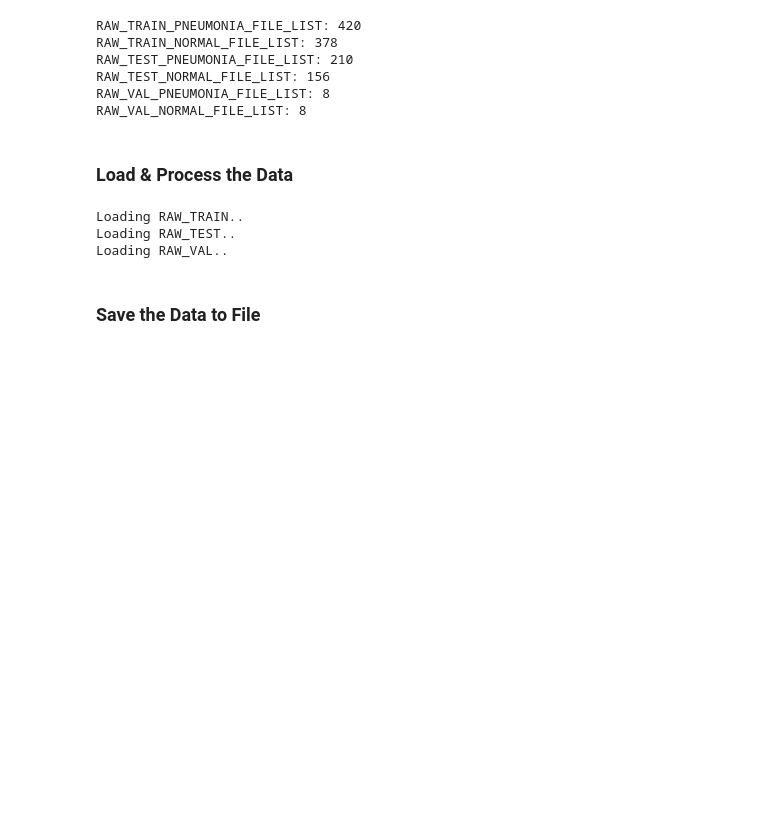
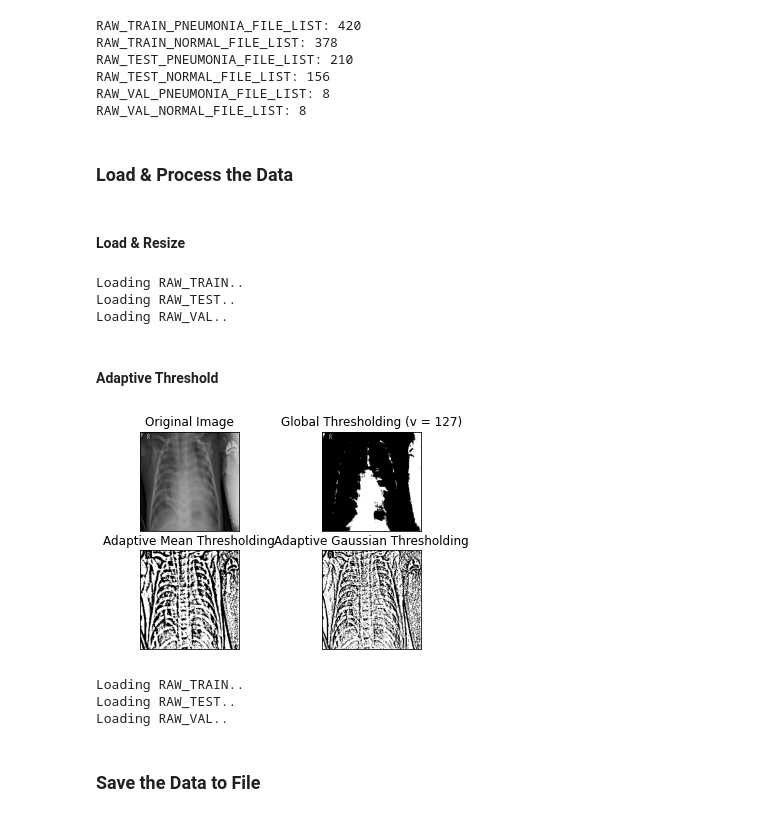
Before and after one commit to kingabzpro/DagsHub-Pneumonia-Classification, a Jupyter notebook: task-2-data-processing/src/notebook/data-processing.ipynb, the cells around one changed output. Cells and saved outputs as stored; diff of their text form; code cells hidden in the pictures; blank space fills up the shorter version.

Commit message:
process the data with adaptive threshold

```diff
--- a/task-2-data-processing/src/notebook/data-processing.ipynb
+++ b/task-2-data-processing/src/notebook/data-processing.ipynb
@@ -48,19 +48,23 @@ RAW_VAL_PNEUMONIA_FILE_LIST: 8
 RAW_VAL_NORMAL_FILE_LIST: 8
 # %% [markdown]
 ### Load & Process the Data
+# %% [markdown]
+#### Load & Resize
 # %%
 print("Loading RAW_TRAIN..")
-RAW_TRAIN_PNEUMONIA= [cv.resize(cv.imread(path), DIM) for path in RAW_TRAIN_PNEUMONIA_FILE_LIST]
-RAW_TRAIN_NORMAL= [cv.resize(cv.imread(path), DIM) for path in RAW_TRAIN_NORMAL_FILE_LIST]
+RAW_TRAIN_PNEUMONIA= [cv.resize(cv.imread(path,0), DIM) for path in RAW_TRAIN_PNEUMONIA_FILE_LIST]
+RAW_TRAIN_NORMAL= [cv.resize(cv.imread(path,0), DIM) for path in RAW_TRAIN_NORMAL_FILE_LIST]
 
 print("Loading RAW_TEST..")
-RAW_TEST_PNEUMONIA= [cv.resize(cv.imread(path), DIM) for path in RAW_TEST_PNEUMONIA_FILE_LIST]
-RAW_TEST_NORMAL= [cv.resize(cv.imread(path), DIM) for path in RAW_TEST_NORMAL_FILE_LIST]
+RAW_TEST_PNEUMONIA= [cv.resize(cv.imread(path,0), DIM) for path in RAW_TEST_PNEUMONIA_FILE_LIST]
+RAW_TEST_NORMAL= [cv.resize(cv.imread(path,0), DIM) for path in RAW_TEST_NORMAL_FILE_LIST]
 
 print("Loading RAW_VAL..")
-RAW_VAL_PNEUMONIA= [cv.resize(cv.imread(path), DIM) for path in RAW_VAL_PNEUMONIA_FILE_LIST]
-RAW_VAL_NORMAL= [cv.resize(cv.imread(path), DIM) for path in RAW_VAL_NORMAL_FILE_LIST]
+RAW_VAL_PNEUMONIA= [cv.resize(cv.imread(path,0), DIM) for path in RAW_VAL_PNEUMONIA_FILE_LIST]
+RAW_VAL_NORMAL= [cv.resize(cv.imread(path,0), DIM) for path in RAW_VAL_NORMAL_FILE_LIST]
 # %% [output]
 Loading RAW_TRAIN..
 Loading RAW_TEST..
 Loading RAW_VAL..
+# %% [markdown]
+#### Adaptive Threshold
@@ -67,3 +75,45 @@ Loading RAW_VAL..
+# %%
+# img = cv.imread(RAW_TRAIN_PNEUMONIA_FILE_LIST[1],0)
+
+img = RAW_TRAIN_PNEUMONIA[0]
+
+# img = cv.medianBlur(img,5)
+
+_ ,th1 = cv.threshold(img,127,255,cv.THRESH_BINARY)
+
+th2 = cv.adaptiveThreshold(img,255,cv.ADAPTIVE_THRESH_MEAN_C,\
+            cv.THRESH_BINARY,11,2)
+
+th3 = cv.adaptiveThreshold(img,255,cv.ADAPTIVE_THRESH_GAUSSIAN_C,\
+            cv.THRESH_BINARY,11,2)
+
+titles = ['Original Image', 'Global Thresholding (v = 127)',
+            'Adaptive Mean Thresholding', 'Adaptive Gaussian Thresholding']
+
+images = [img, th1, th2, th3]
+
+for i in range(4):
+    plt.subplot(2,2,i+1),plt.imshow(images[i],'gray')
+    plt.title(titles[i])
+    plt.xticks([]),plt.yticks([])
+# %% [output]
+[figure, added]
+# %%
+print("Loading RAW_TRAIN..")
+RAW_TRAIN_PNEUMONIA= [adp_tsh(img,255,adp_tsh_mn,th_bin,11,2) for img in RAW_TRAIN_PNEUMONIA]
+RAW_TRAIN_NORMAL= [adp_tsh(img,255,adp_tsh_mn,th_bin,11,2) for img in RAW_TRAIN_NORMAL]
+
+print("Loading RAW_TEST..")
+RAW_TEST_PNEUMONIA= [adp_tsh(img,255,adp_tsh_mn,th_bin,11,2) for img in RAW_TEST_PNEUMONIA]
+RAW_TEST_NORMAL= [adp_tsh(img,255,adp_tsh_mn,th_bin,11,2) for img in RAW_TEST_NORMAL]
+
+print("Loading RAW_VAL..")
+RAW_VAL_PNEUMONIA= [adp_tsh(img,255,adp_tsh_mn,th_bin,11,2) for img in RAW_VAL_PNEUMONIA]
+RAW_VAL_NORMAL= [adp_tsh(img,255,adp_tsh_mn,th_bin,11,2) for img in RAW_VAL_NORMAL]
+# %% [output]
+Loading RAW_TRAIN..
+Loading RAW_TEST..
+Loading RAW_VAL..
 # %% [markdown]
 ### Save the Data to File
 # %%
```
Also changed, not shown: parts of 1 cell of this notebook, 1 other file.
